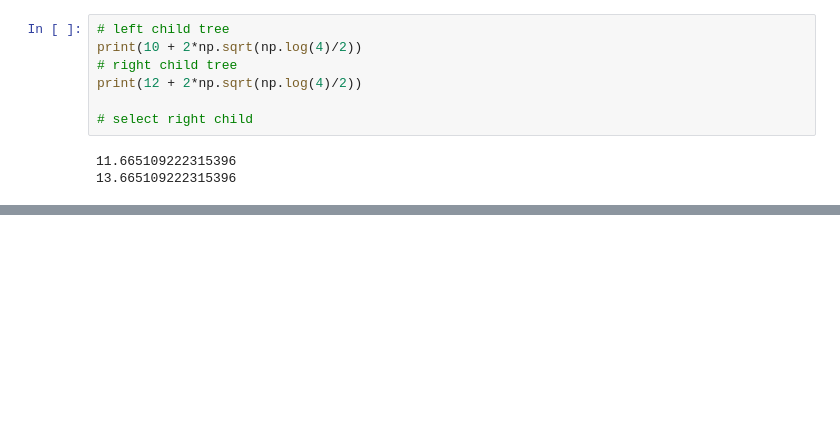
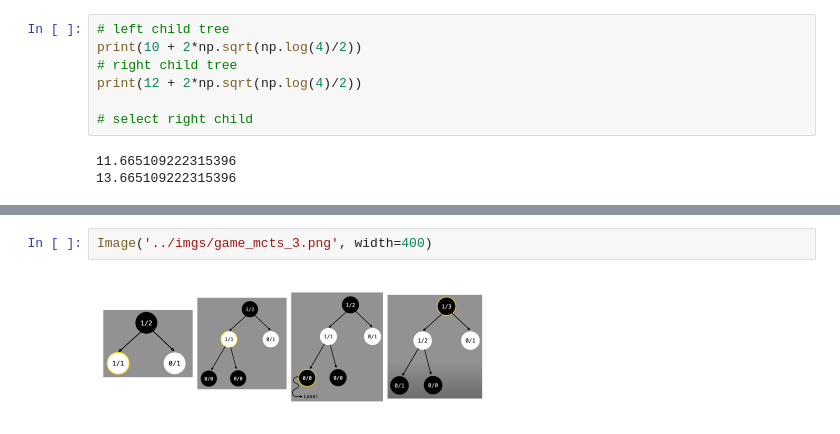
Before and after one commit to chunhuizhang/personal_chatgpt, a Jupyter notebook: tutorials/drl/mcts/mcts_01_intro_bascis.ipynb, the cells around one changed output, grey strips where cells are left out. Saved outputs shown, nothing was run; the diff lists cells and outputs as text; blank space fills up the shorter version.

```diff
--- a/tutorials/drl/mcts/mcts_01_intro_bascis.ipynb
+++ b/tutorials/drl/mcts/mcts_01_intro_bascis.ipynb
@@ -112,0 +169,4 @@ print(12 + 2*np.sqrt(np.log(4)/2))
+# %%
+Image('../imgs/game_mcts_3.png', width=400)
+# %% [output]
+[figure, added]
```
Also changed, not shown: parts of 28 cells of this notebook, 4 other files.
